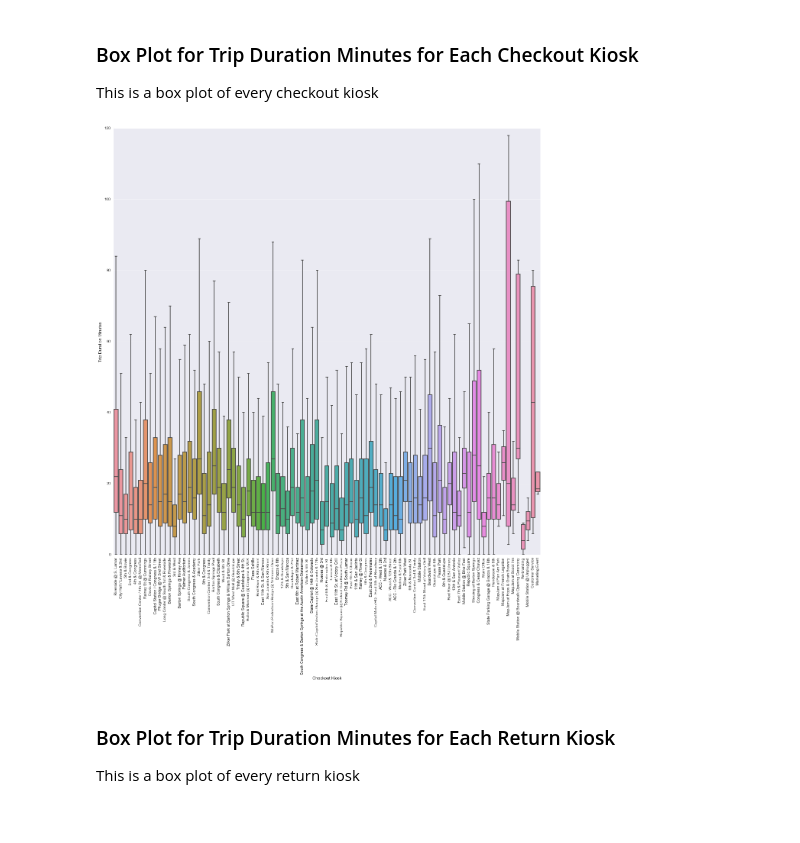
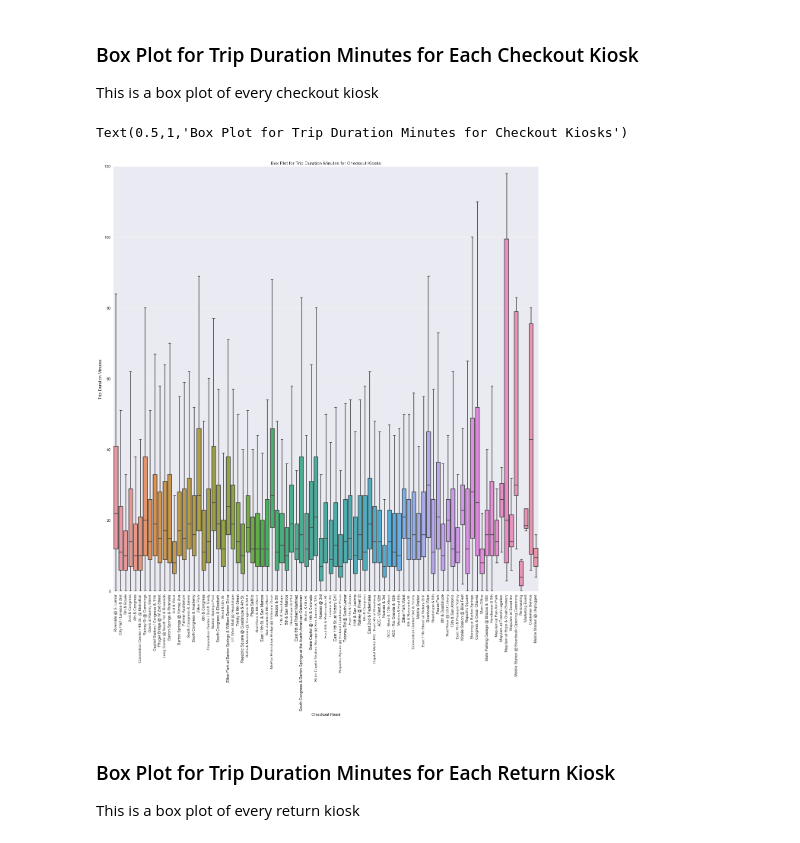
Before and after one commit to AbrarAnwar/B-Cycle-Data-Visualization, a Jupyter notebook: BCycle Data Visualization.ipynb, the cells around one changed output. Cells and saved outputs as stored; diff of their text form; code cells hidden in the pictures.

```diff
--- a/BCycle Data Visualization.ipynb
+++ b/BCycle Data Visualization.ipynb
@@ -95,14 +99,16 @@ This is a box plot of every checkout kiosk
 # %%
 fig, ax = plt.subplots()
 fig.set_size_inches(20, 20)
 
 g = sns.boxplot(x="Checkout Kiosk", y="Trip Duration Minutes", data=bcycle, ax=ax, showfliers=False,
                 order=bcycle["Checkout Kiosk"].value_counts().index)
 # g.set_xticklabels(g.get_xticklabels(),rotation=90)
 for item in g.get_xticklabels():
     item.set_rotation(90)
+g.set_title("Box Plot for Trip Duration Minutes for Checkout Kiosks")
 # %% [output]
+Text(0.5,1,'Box Plot for Trip Duration Minutes for Checkout Kiosks')
-[figure, old version]
+[figure, new version]
 # %% [markdown]
 ### Box Plot for Trip Duration Minutes for Each Return Kiosk
 
```
Also changed, not shown: parts of 9 cells of this notebook.
